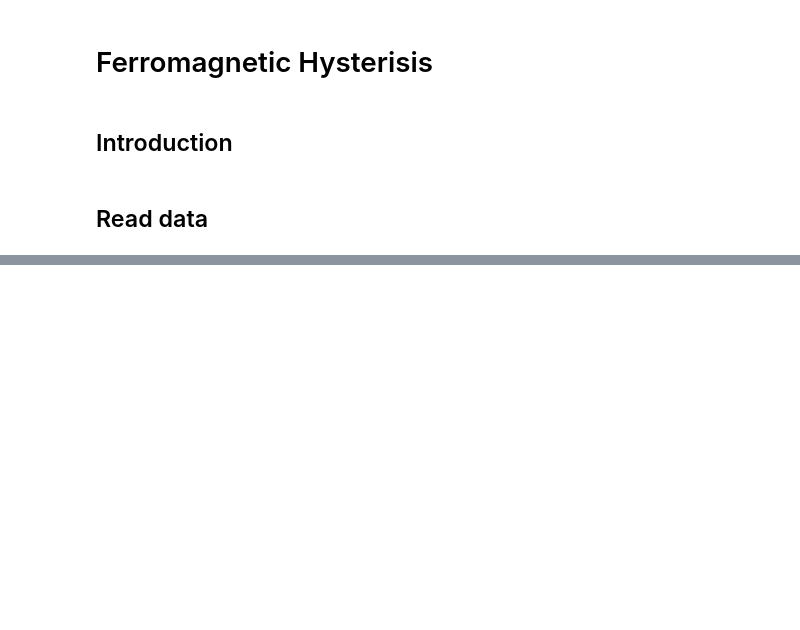
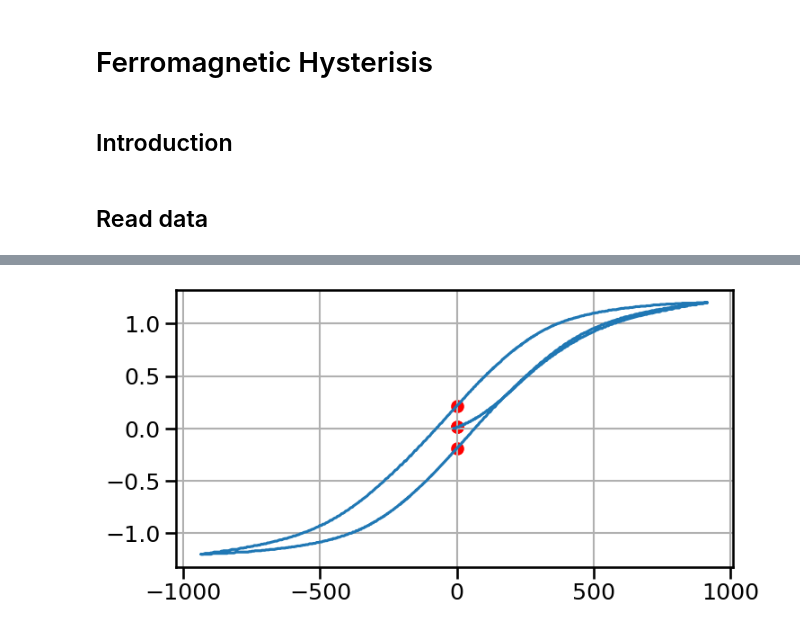
Before and after one commit to MrIsCM/Solid_State_Physics, a Jupyter notebook: Hysteresis/analysis.ipynb, the cells around one changed output, grey strips where cells are left out. Cells and saved outputs as stored; diff of their text form; code cells hidden in the pictures; blank space fills up the shorter version.

```diff
--- a/Hysteresis/analysis.ipynb
+++ b/Hysteresis/analysis.ipynb
@@ -74,0 +90,11 @@ plot_sample(x, y, x_err, y_err, line_params, point_params, save=False, figsize=(
+# %%
+# H calculation
+
+sample1["H"] = sample1["Avg Current"] * N / L
+sample1["H Error"] = sample1["Std Current"] * N / L
+
+sample2["H"] = sample2["Avg Current"] * N / L
+sample2["H Error"] = sample2["Std Current"] * N / L
+
+sample3["H"] = sample3["Avg Current"] * N / L
+sample3["H Error"] = sample3["Std Current"] * N / L
@@ -74,0 +142,16 @@ plot_sample(x, y, x_err, y_err, line_params, point_params, save=False, figsize=(
+# %%
+tol = 1e-2
+sample = sample1
+
+H_zeros = sample[(sample["B"].abs() < tol)]["H"]
+H_zeros = H_zeros[H_zeros <-40]
+H_zeros
+
+print(f"Media = {H_zeros.mean()}")
+print(f"Error = {H_zeros.std()}")
+
+tol = 1.5
+B_zeros = sample[sample["H"].abs() < tol][["B", "B Error"]]
+B_zeros = B_zeros[B_zeros > 0.05]
+
+B_zeros
@@ -74,0 +183,7 @@ plot_sample(x, y, x_err, y_err, line_params, point_params, save=False, figsize=(
+# %%
+plt.figure(figsize=(8, 4))
+plt.plot(sample["H"], sample["B"], label="Sample 1")
+plt.scatter(np.zeros_like(B_zeros), B_zeros, color="red", label="H = 0")
+plt.grid()
+# %% [output]
+[figure, added]
```
Also changed, not shown: parts of 10 cells of this notebook.
